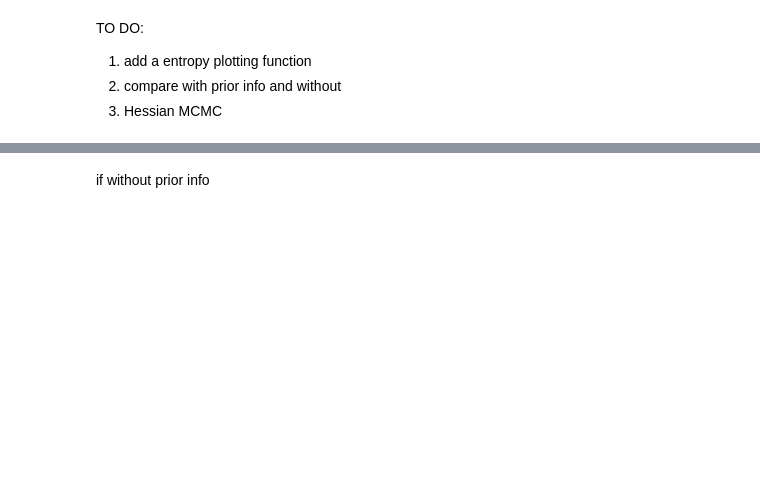
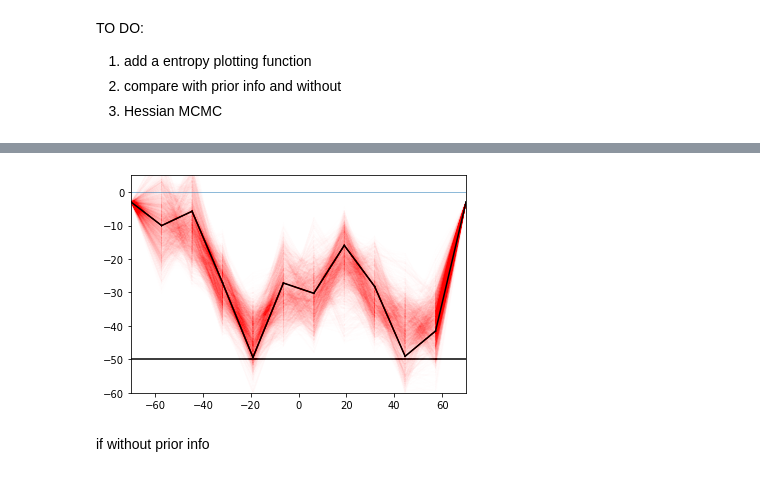
Before and after one commit to GeorgeLiang3/repository1, a Jupyter notebook: Gravity/Gravity-Bayes-RandomWalkMatroplis.ipynb, the cells around one changed output, grey strips where cells are left out. Drawn from its saved outputs; the diff is of its cells as text; code cells hidden in the pictures; blank space fills up the shorter version.

```diff
--- a/Gravity/Gravity-Bayes-RandomWalkMatroplis.ipynb
+++ b/Gravity/Gravity-Bayes-RandomWalkMatroplis.ipynb
@@ -355,3 +417,34 @@ draw_MCMC(points_copy,accepted_samples[:,:,0])
+# %%
+num_results = 3000
+burnin = 5000
+
+initial_chain_state = [
+    -10 * tf.ones([N], dtype=tf.float32, name="init_t1"),
+]
+
+unnormalized_posterior_log_prob = lambda *args: joint_log_prob(obs_data,points_copy,*args)
+
+samples, kernel_results = tfp.mcmc.sample_chain(
+    num_results=num_results,
+    current_state=initial_chain_state,
+    kernel=tfp.mcmc.RandomWalkMetropolis(
+        target_log_prob_fn=unnormalized_posterior_log_prob),
+    num_burnin_steps=burnin,
+    num_steps_between_results=1,  # Thinning.
+    parallel_iterations=1)
+samples = tf.stack(samples, axis=-1)
+accepted = kernel_results.is_accepted
+
+samples = samples.numpy()
+accepted = accepted.numpy()
+
+accept_index = np.where(accepted==True)
+accepted_samples_prior = samples[accept_index]
+# %%
+draw_MCMC(points,accepted_samples_prior[:,:,0])
+plt.savefig('prior.png')
+# %% [output]
+[figure, added]
 # %% [markdown]
 if without prior info
 # %%
```
Also changed, not shown: parts of 34 cells of this notebook, 10 other files.
